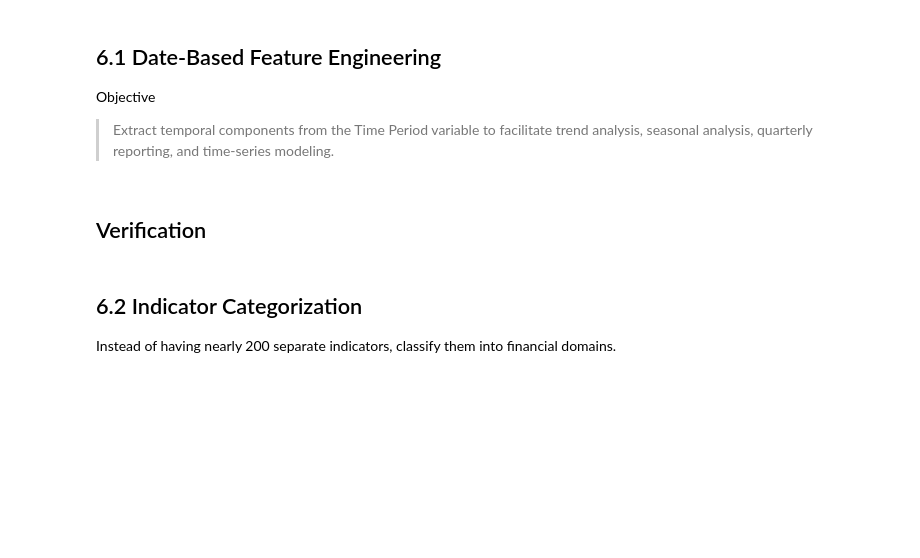
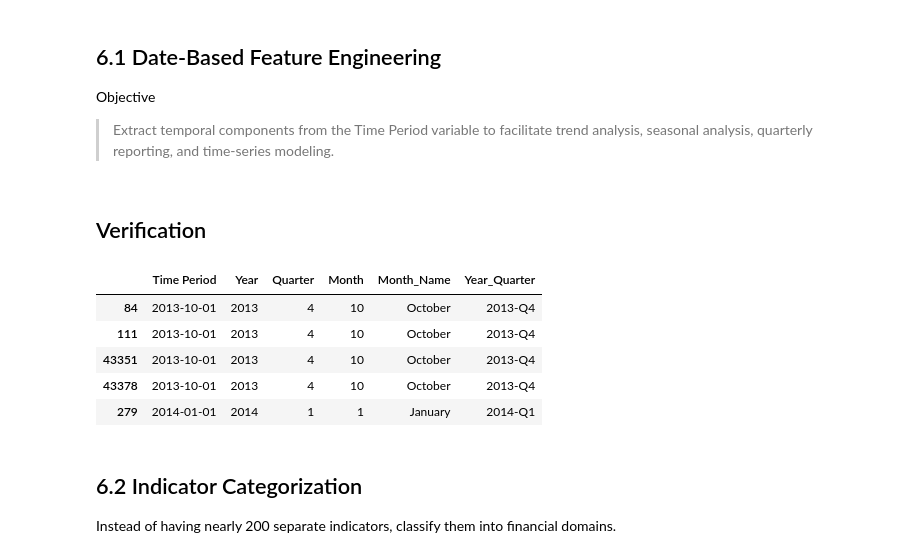
Before and after one commit to ejazurrehman/Islamic_Fintech_Working_Notebooks, a Jupyter notebook: Islamic_Banking_Feature_Engineering_workbook.ipynb, the cells around one changed output. Saved outputs shown, nothing was run; the diff lists cells and outputs as text; code cells hidden in the pictures; blank space fills up the shorter version.

```diff
--- a/Islamic_Banking_Feature_Engineering_workbook.ipynb
+++ b/Islamic_Banking_Feature_Engineering_workbook.ipynb
@@ -151,10 +387,30 @@ These variables contain no usable information.
 ## Step 5.2: Handle Time-Series Gaps
 
 For indicators with only a few missing observations, interpolate within each Country × Indicator.
+# %%
+df = df.sort_values(
+    ["Country", "Indicator Description", "Time Period"]
+)
+
+df["Values"] = (
+    df.groupby(["Country", "Indicator Description"])["Values"]
+      .transform(lambda x: x.interpolate())
+)
 # %% [markdown]
 ## Step 5.3: Recalculate USD Values
 
 If Values in `USD Millions` is simply derived from `Values` and the e`xchange rate`, recompute it where possible rather than imputing it independently.
+# %%
+mask = (
+    df["Values"].notna() &
+    df["USD Exchange Rate"].notna() &
+    df["Values in USD Millions"].isna()
+)
+
+df.loc[mask, "Values in USD Millions"] = (
+    df.loc[mask, "Values"] /
+    df.loc[mask, "USD Exchange Rate"]
+)
 # %% [markdown]
 ## Step 5.4: Retain Remaining Missing Values
 
@@ -179,8 +455,36 @@ This is a realistic outcome for regulatory financial datasets.
 ## 6.1 Date-Based Feature Engineering
 Objective
 > Extract temporal components from the Time Period variable to facilitate trend analysis, seasonal analysis, quarterly reporting, and time-series modeling.
+# %%
+df["Year"] = df["Time Period"].dt.year
+df["Quarter"] = df["Time Period"].dt.quarter
+df["Month"] = df["Time Period"].dt.month
+df["Month_Name"] = df["Time Period"].dt.month_name()
+df["Year_Quarter"] = (
+    df["Year"].astype(str)
+    + "-Q"
+    + df["Quarter"].astype(str)
+)
 # %% [markdown]
 ## Verification
+# %%
+df[
+    [
+        "Time Period",
+        "Year",
+        "Quarter",
+        "Month",
+        "Month_Name",
+        "Year_Quarter"
+    ]
+].head()
+# %% [output]
+|  | Time Period | Year | Quarter | Month | Month_Name | Year_Quarter |
+| 84 | 2013-10-01 | 2013 | 4 | 10 | October | 2013-Q4 |
+| 111 | 2013-10-01 | 2013 | 4 | 10 | October | 2013-Q4 |
+| 43351 | 2013-10-01 | 2013 | 4 | 10 | October | 2013-Q4 |
+| 43378 | 2013-10-01 | 2013 | 4 | 10 | October | 2013-Q4 |
+| 279 | 2014-01-01 | 2014 | 1 | 1 | January | 2014-Q1 |
 # %% [markdown]
 ## 6.2 Indicator Categorization
 
```
Also changed, not shown: parts of 24 cells of this notebook.
